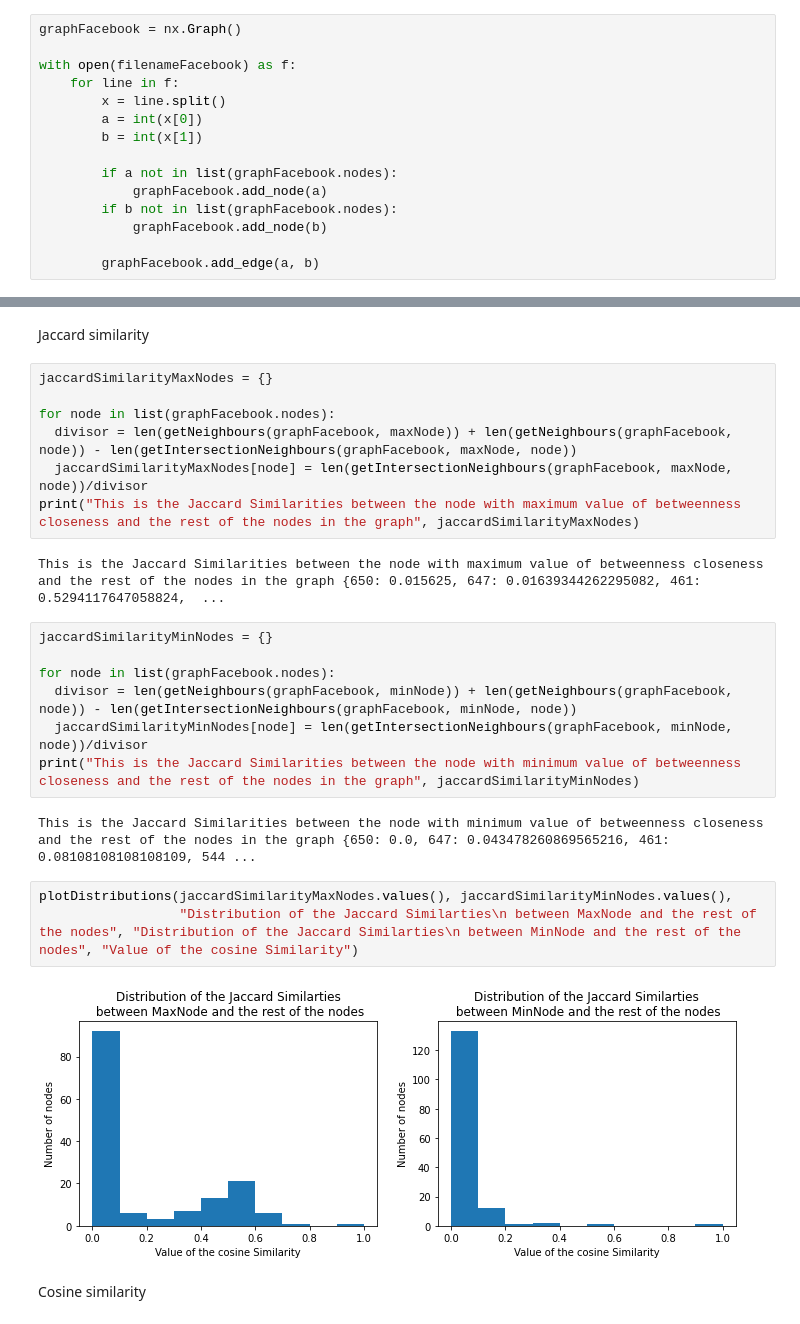
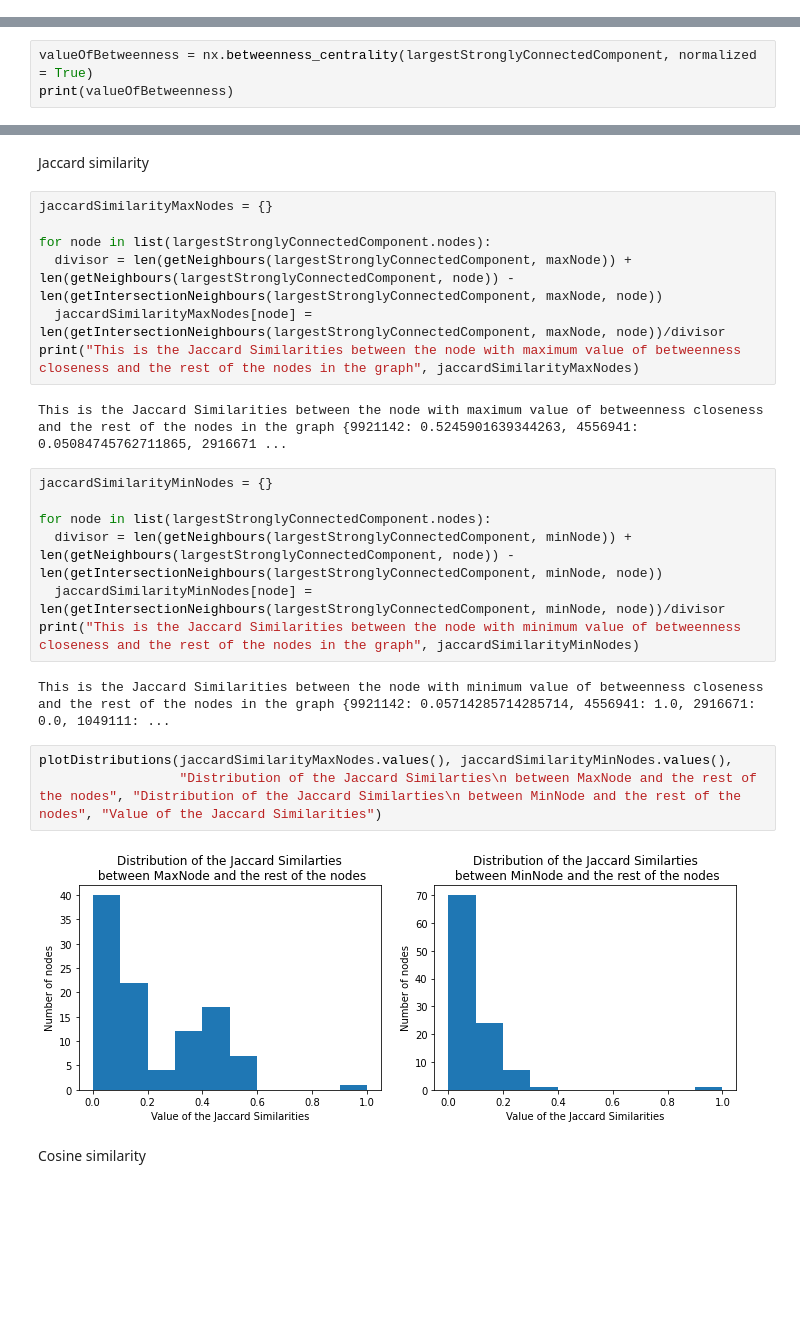
Before and after one commit to CarolinaOliveira001/Complex_Network, a Jupyter notebook: Assignment4.ipynb, the cells around one changed output, grey strips where cells are left out. Saved outputs shown, nothing was run; the diff lists cells and outputs as text; blank space fills up the shorter version.

```diff
--- a/Assignment4.ipynb
+++ b/Assignment4.ipynb
@@ -8,19 +7,4 @@ filenameFacebook = "/content/facebook/414.edges"
 filenameTwitter = "/content/twitter/1046661.edges"
-# %%
-graphFacebook = nx.Graph()
-
-with open(filenameFacebook) as f:
-    for line in f:
-        x = line.split()
-        a = int(x[0])
-        b = int(x[1])
-
-        if a not in list(graphFacebook.nodes):
-            graphFacebook.add_node(a)
-        if b not in list(graphFacebook.nodes):
-            graphFacebook.add_node(b)
-
-        graphFacebook.add_edge(a, b)
 # %%
 graphTwitter = nx.DiGraph()
 
@@ -113,0 +97,3 @@ Note that we will work with Facebook ego since we found the nodes with the previ
+# %%
+valueOfBetweenness = nx.betweenness_centrality(largestStronglyConnectedComponent, normalized = True)
+print(valueOfBetweenness)
@@ -163,26 +151,26 @@ Jaccard similarity
 # %%
 jaccardSimilarityMaxNodes = {}
 
-for node in list(graphFacebook.nodes):
-  divisor = len(getNeighbours(graphFacebook, maxNode)) + len(getNeighbours(graphFacebook, node)) - len(getIntersectionNeighbours(graphFacebook, maxNode, node))
-  jaccardSimilarityMaxNodes[node] = len(getIntersectionNeighbours(graphFacebook, maxNode, node))/divisor
+for node in list(largestStronglyConnectedComponent.nodes):
+  divisor = len(getNeighbours(largestStronglyConnectedComponent, maxNode)) + len(getNeighbours(largestStronglyConnectedComponent, node)) - len(getIntersectionNeighbours(largestStronglyConnectedComponent, maxNode, node))
+  jaccardSimilarityMaxNodes[node] = len(getIntersectionNeighbours(largestStronglyConnectedComponent, maxNode, node))/divisor
 print("This is the Jaccard Similarities between the node with maximum value of betweenness closeness and the rest of the nodes in the graph", jaccardSimilarityMaxNodes)
 # %% [output]
-This is the Jaccard Similarities between the node with maximum value of betweenness closeness and the rest of the nodes in the graph {650: 0.015625, 647: 0.01639344262295082, 461: 0.5294117647058824,  ...
+This is the Jaccard Similarities between the node with maximum value of betweenness closeness and the rest of the nodes in the graph {9921142: 0.5245901639344263, 4556941: 0.05084745762711865, 2916671 ...
 # %%
 jaccardSimilarityMinNodes = {}
 
-for node in list(graphFacebook.nodes):
-  divisor = len(getNeighbours(graphFacebook, minNode)) + len(getNeighbours(graphFacebook, node)) - len(getIntersectionNeighbours(graphFacebook, minNode, node))
-  jaccardSimilarityMinNodes[node] = len(getIntersectionNeighbours(graphFacebook, minNode, node))/divisor
+for node in list(largestStronglyConnectedComponent.nodes):
+  divisor = len(getNeighbours(largestStronglyConnectedComponent, minNode)) + len(getNeighbours(largestStronglyConnectedComponent, node)) - len(getIntersectionNeighbours(largestStronglyConnectedComponent, minNode, node))
+  jaccardSimilarityMinNodes[node] = len(getIntersectionNeighbours(largestStronglyConnectedComponent, minNode, node))/divisor
 print("This is the Jaccard Similarities between the node with minimum value of betweenness closeness and the rest of the nodes in the graph", jaccardSimilarityMinNodes)
 # %% [output]
-This is the Jaccard Similarities between the node with minimum value of betweenness closeness and the rest of the nodes in the graph {650: 0.0, 647: 0.043478260869565216, 461: 0.08108108108108109, 544 ...
+This is the Jaccard Similarities between the node with minimum value of betweenness closeness and the rest of the nodes in the graph {9921142: 0.05714285714285714, 4556941: 1.0, 2916671: 0.0, 1049111: ...
 # %%
 plotDistributions(jaccardSimilarityMaxNodes.values(), jaccardSimilarityMinNodes.values(),
-                  "Distribution of the Jaccard Similarties\n between MaxNode and the rest of the nodes", "Distribution of the Jaccard Similarties\n between MinNode and the rest of the nodes", "Value of the cosine Similarity")
+                  "Distribution of the Jaccard Similarties\n between MaxNode and the rest of the nodes", "Distribution of the Jaccard Similarties\n between MinNode and the rest of the nodes", "Value of the Jaccard Similarities")
 # %% [output]
-[figure, old version]
+[figure, new version]
 # %% [markdown]
 Cosine similarity
 # %%
```
Also changed, not shown: parts of 15 cells of this notebook.
